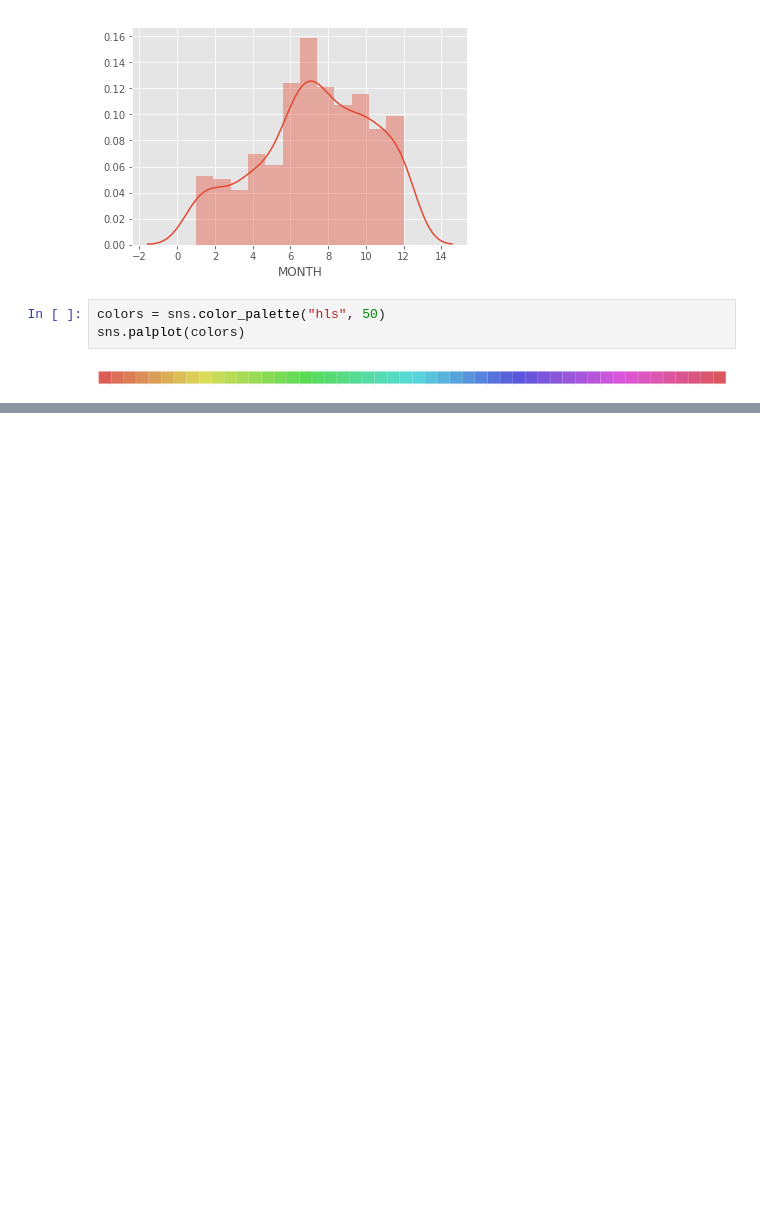
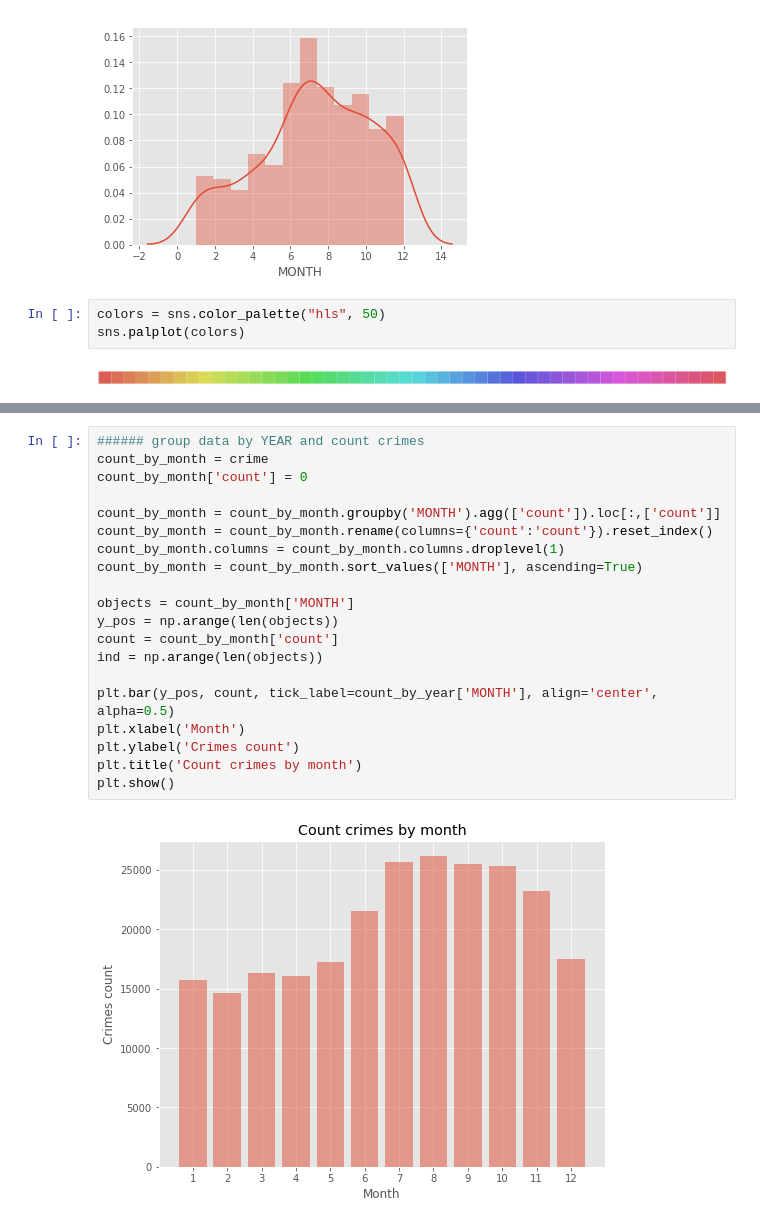
Before and after one commit to bintoll/VA-Lab-project, a Jupyter notebook: Untitled.ipynb, the cells around one changed output, grey strips where cells are left out. Cells and saved outputs as stored; diff of their text form; blank space fills up the shorter version.

```diff
--- a/Untitled.ipynb
+++ b/Untitled.ipynb
@@ -433,0 +446,22 @@ TypeError: text() takes at least 3 arguments (2 given)
+# %%
+###### group data by YEAR and count crimes
+count_by_month = crime
+count_by_month['count'] = 0
+
+count_by_month = count_by_month.groupby('MONTH').agg(['count']).loc[:,['count']]
+count_by_month = count_by_month.rename(columns={'count':'count'}).reset_index()
+count_by_month.columns = count_by_month.columns.droplevel(1)
+count_by_month = count_by_month.sort_values(['MONTH'], ascending=True)
+
+objects = count_by_month['MONTH']
+y_pos = np.arange(len(objects))
+count = count_by_month['count']
+ind = np.arange(len(objects))
+
+plt.bar(y_pos, count, tick_label=count_by_year['MONTH'], align='center', alpha=0.5)
+plt.xlabel('Month')
+plt.ylabel('Crimes count')
+plt.title('Count crimes by month')
+plt.show()
+# %% [output]
+[figure, added]
```
Also changed, not shown: parts of 11 cells of this notebook.
